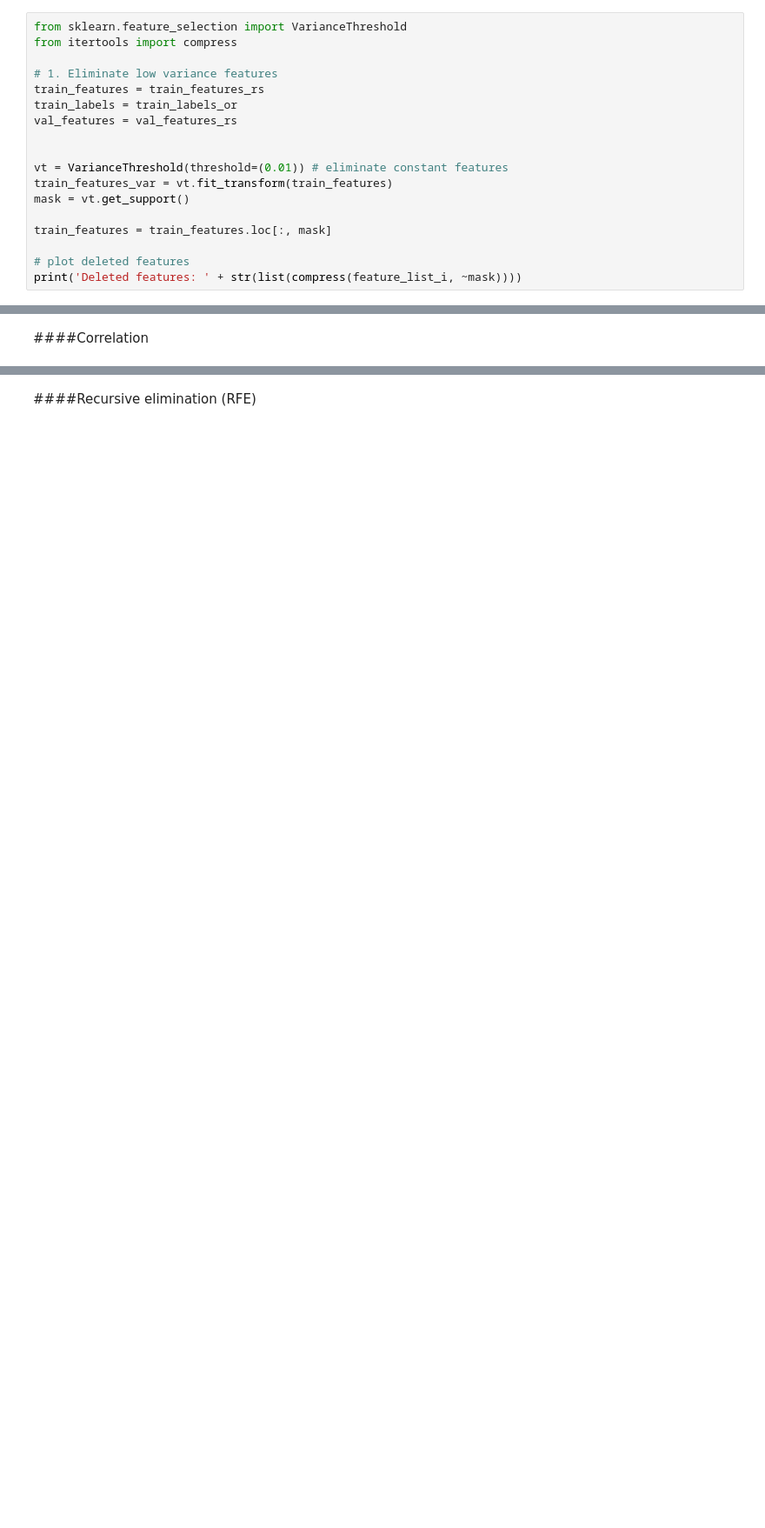
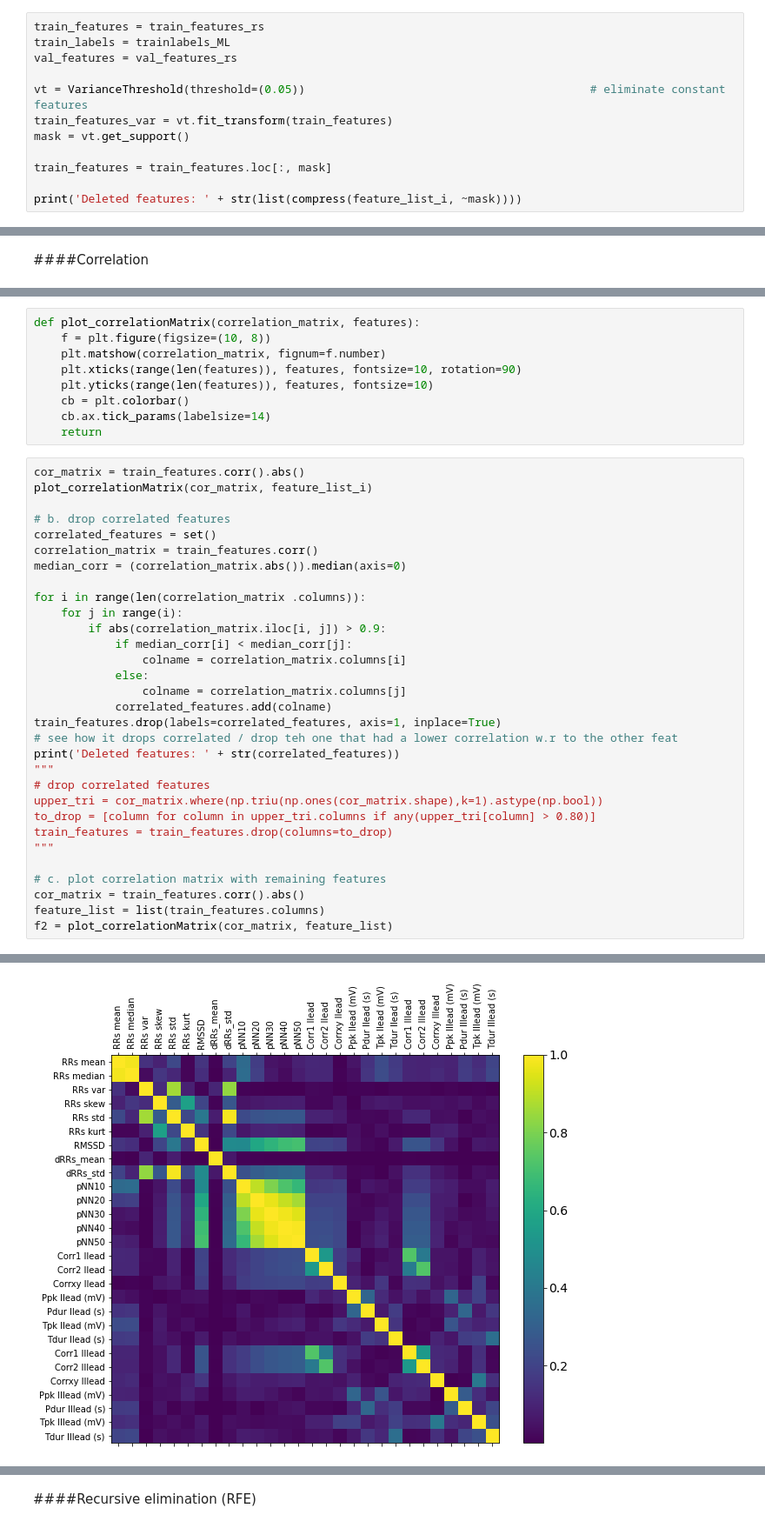
Before and after one commit to alice202122/AI_PROJECT, a Jupyter notebook: Copia_di_AI_Assignment.ipynb, the cells around one changed output, grey strips where cells are left out. Shown at 87% size. Drawn from its saved outputs; the diff is of its cells as text; blank space fills up the shorter version.

```diff
--- a/Copia_di_AI_Assignment.ipynb
+++ b/Copia_di_AI_Assignment.ipynb
@@ -2032,18 +2044,12 @@ trainfeatures_ML = pd.DataFrame(data=trainfeatures_ML, columns=feature_list_i)
 # %%
-from sklearn.feature_selection import VarianceThreshold
-from itertools import compress
-
-# 1. Eliminate low variance features
 train_features = train_features_rs
-train_labels = train_labels_or
+train_labels = trainlabels_ML
 val_features = val_features_rs
 
-
-vt = VarianceThreshold(threshold=(0.01)) # eliminate constant features
+vt = VarianceThreshold(threshold=(0.05))                                          # eliminate constant features
 train_features_var = vt.fit_transform(train_features)
 mask = vt.get_support()
 
 train_features = train_features.loc[:, mask]
 
-# plot deleted features
 print('Deleted features: ' + str(list(compress(feature_list_i, ~mask))))
@@ -2053,0 +2062,41 @@ trainfeatures_ML = trainfeatures_ML[feature_list]
+# %%
+def plot_correlationMatrix(correlation_matrix, features):
+    f = plt.figure(figsize=(10, 8))
+    plt.matshow(correlation_matrix, fignum=f.number)
+    plt.xticks(range(len(features)), features, fontsize=10, rotation=90)
+    plt.yticks(range(len(features)), features, fontsize=10)
+    cb = plt.colorbar()
+    cb.ax.tick_params(labelsize=14)
+    return
+# %%
+cor_matrix = train_features.corr().abs()
+plot_correlationMatrix(cor_matrix, feature_list_i)
+
+# b. drop correlated features
+correlated_features = set()
+correlation_matrix = train_features.corr()
+median_corr = (correlation_matrix.abs()).median(axis=0)
+
+for i in range(len(correlation_matrix .columns)):
+    for j in range(i):
+        if abs(correlation_matrix.iloc[i, j]) > 0.9:
+            if median_corr[i] < median_corr[j]:
+                colname = correlation_matrix.columns[i]
+            else:
+                colname = correlation_matrix.columns[j]
+            correlated_features.add(colname)
+train_features.drop(labels=correlated_features, axis=1, inplace=True)
+# see how it drops correlated / drop teh one that had a lower correlation w.r to the other feat
+print('Deleted features: ' + str(correlated_features))
+"""
+# drop correlated features
+upper_tri = cor_matrix.where(np.triu(np.ones(cor_matrix.shape),k=1).astype(np.bool))
+to_drop = [column for column in upper_tri.columns if any(upper_tri[column] > 0.80)]
+train_features = train_features.drop(columns=to_drop)
+"""
+
+# c. plot correlation matrix with remaining features
+cor_matrix = train_features.corr().abs()
+feature_list = list(train_features.columns)
+f2 = plot_correlationMatrix(cor_matrix, feature_list)
+# %% [output]
@@ -2053,0 +2117 @@ trainfeatures_ML = trainfeatures_ML[feature_list]
+[figure, added]
```
Also changed, not shown: parts of 70 cells of this notebook.
